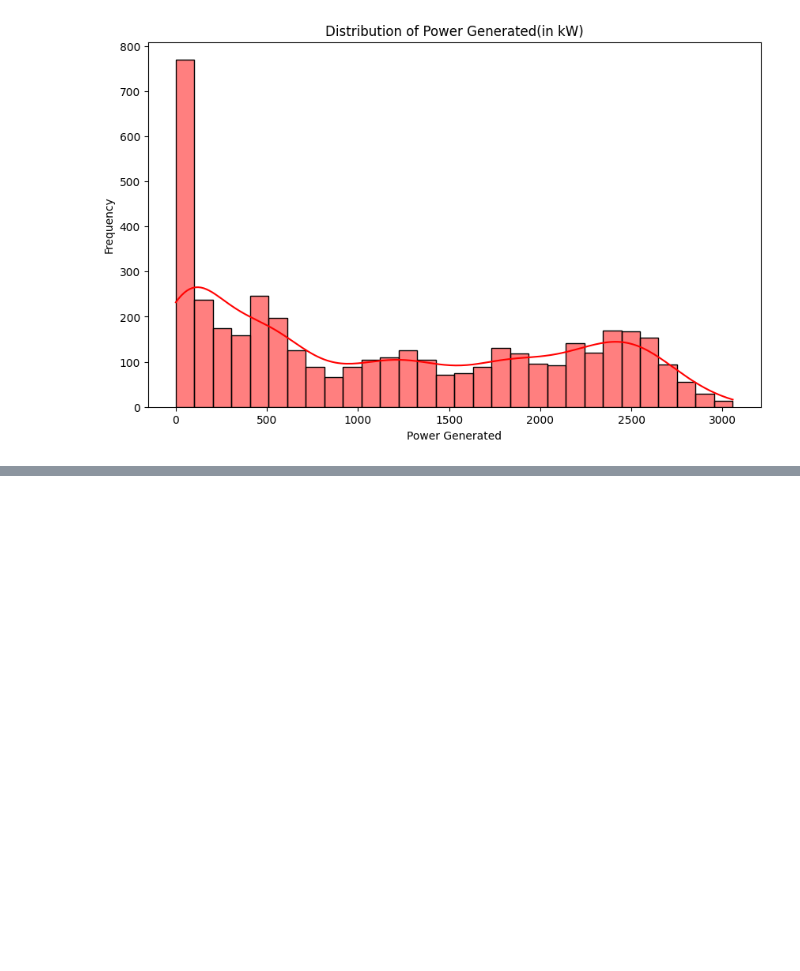
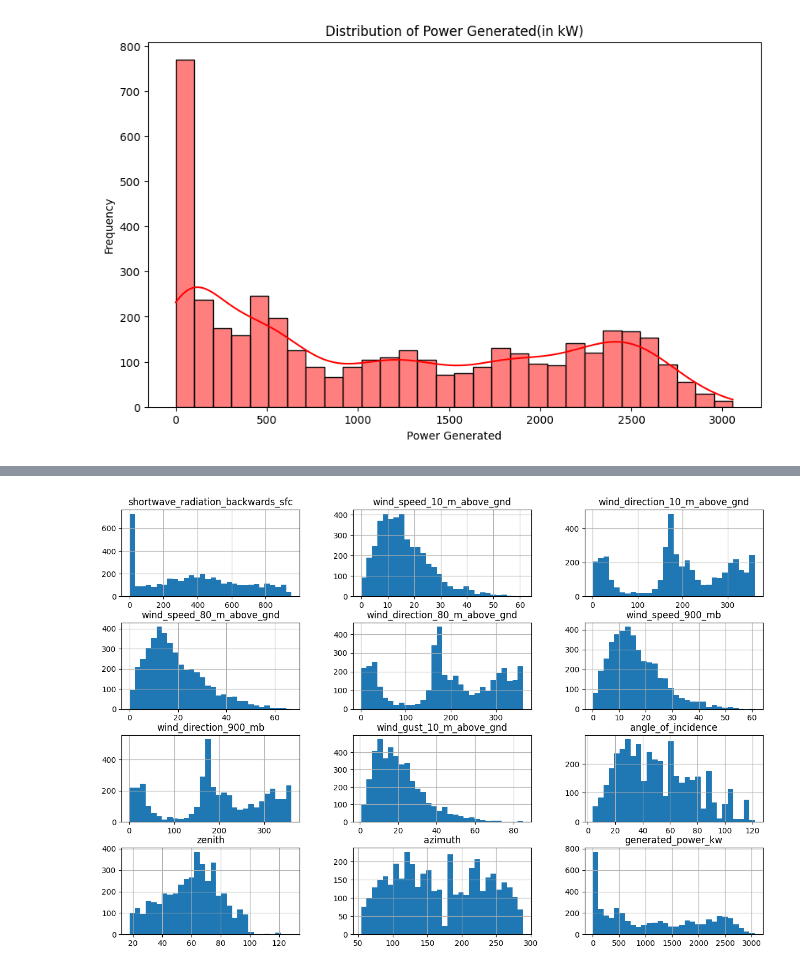
Before and after one commit to Poseidon994/Week-1, a Jupyter notebook: solarpowerprediction.ipynb, the cells around one changed output, grey strips where cells are left out. Drawn from its saved outputs; the diff is of its cells as text; code cells hidden in the pictures; blank space fills up the shorter version.

```diff
--- a/solarpowerprediction.ipynb
+++ b/solarpowerprediction.ipynb
@@ -106,0 +129,5 @@ plt.show()
+# %%
+df[df.columns[9:]].hist(bins=30, figsize=(15,10))
+plt.show()
+# %% [output]
+[figure, added]
```
Also changed, not shown: parts of 8 cells of this notebook.
